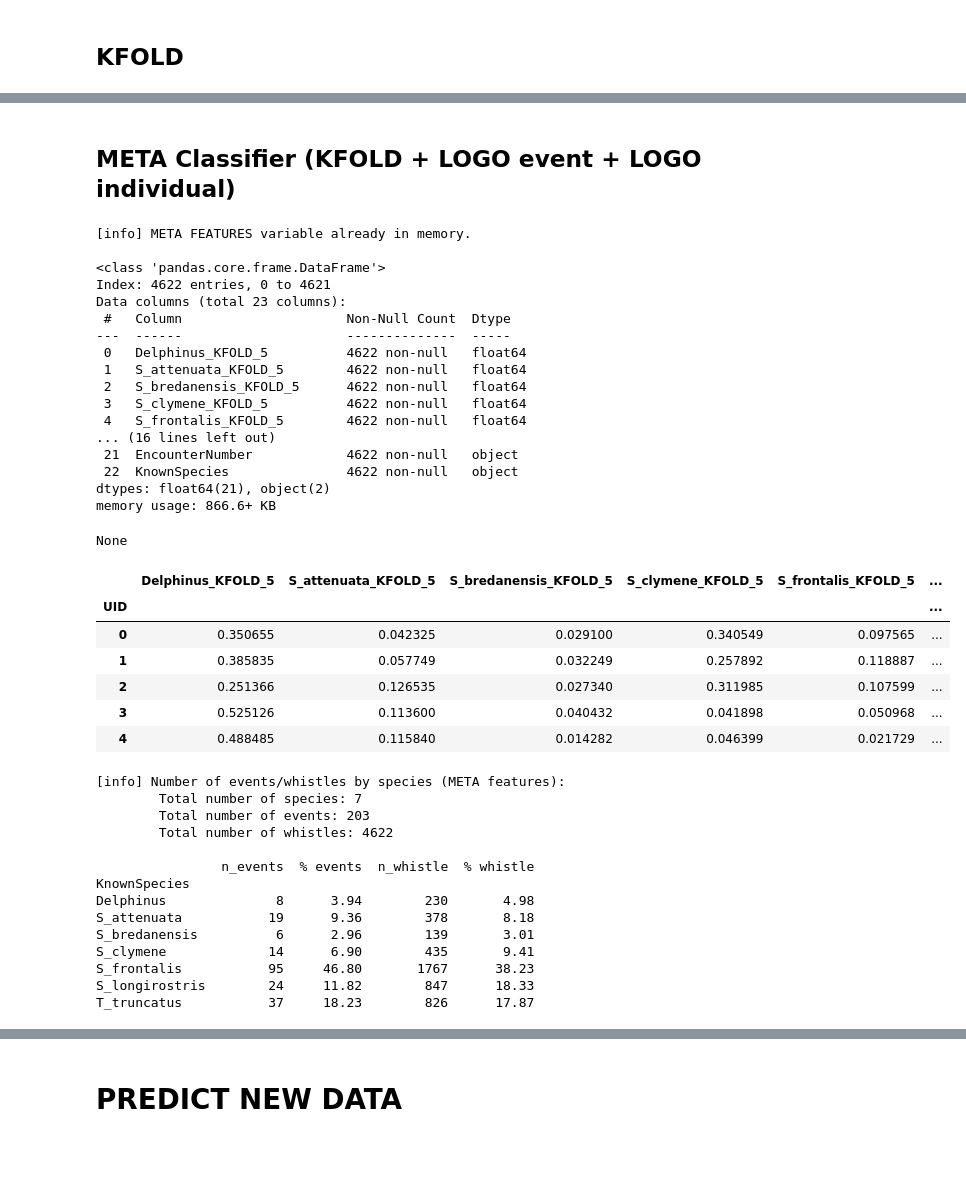
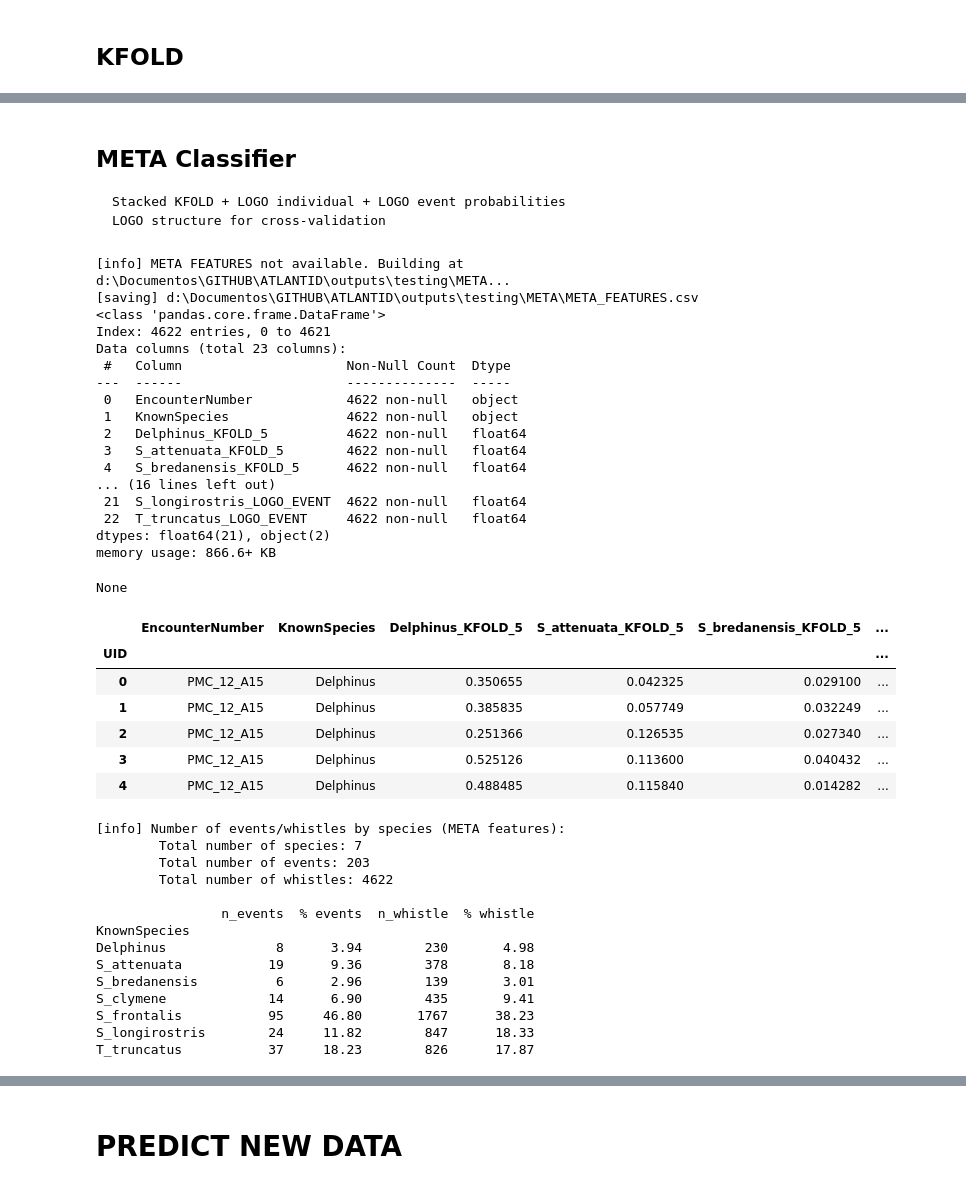
Before and after one commit to rafaelgmenezes/ATLANTID, a Jupyter notebook: ATLANTID_classifier.ipynb, the cells around one changed output, grey strips where cells are left out. Drawn from its saved outputs; the diff is of its cells as text; code cells hidden in the pictures; blank space fills up the shorter version.

Commit message:
fix predict + minor adjusments)

```diff
--- a/ATLANTID_classifier.ipynb
+++ b/ATLANTID_classifier.ipynb
@@ -37,6 +34,6 @@ The workflow generates reproducible and shareable artifacts:
 ## Main configurations
 exp_name     = 'testing'
 master_file  = 'Master_Whistle_7sp.csv'
-predict_only = True #True # Set to True to skip training and only do predictions on new data - if running the entire notebook
+predict_mode = False #True # Set to True to skip training and only do predictions on new data - if running the entire notebook
 factors = ("KnownSpecies", "EncounterNumber")
 TRUNCATUS_LABEL = "T_truncatus"  # For Decision Tree logic - needs to match the exact string name inside the report matrix
@@ -853,8 +1003,8 @@ print(f"\nEncounter whistles of {species_min}:")
 print(f"{MASTERSHEET.loc[MASTERSHEET[factors[0]] == species_min].groupby(factors[1], observed=True).size()}")
 
 # Define the predictors and target from training balanced dataset
-if 'UID' in MASTERSHEET.columns: X = MASTERSHEET.drop(['UID'], axis=1)
-else: X = MASTERSHEET.copy()
+if 'UID' in MASTERSHEET.columns: MASTERSHEET.set_index('UID', inplace=True)
+X = MASTERSHEET.copy()
 # X.info()
 Y = MASTERSHEET.loc[:, factors[0]]
 Y.shape
@@ -1081,15 +1333,22 @@ LOGO_PRESETS = {
                 "max_depth":     [    10,    10,     30,    10,     10], # maximum tree depth
                     }
 
-models_logo_ind_pklfile = os.path.join(LOGO_DIR, f"_{''.join(LOGO_PRESETS['preset_labels'])}_LOGO_INDIVIDUAL_RFCmodels.pkl")
-# models_logo_ev_pklfile  = os.path.join(LOGO_DIR, f"_{''.join(LOGO_PRESETS['preset_labels'])}_LOGO_EVENT_RFCmodels.pkl")
+models_logo_pklfile = os.path.join(LOGO_DIR, f"_{''.join(LOGO_PRESETS['preset_labels'])}_LOGO_RFCmodels.pkl")
 
-if predict_only: # prediction mode
-    print("\n[info] Predict only mode enabled - skipping FOLD training.\n\tLoading pre-trained models...")
-    presets_models_logo_ind = joblib.load(models_logo_ind_pklfile)
+if predict_mode: # prediction mode
+    print("\n[info] Predict only mode enabled - skipping FOLD training for validation.")
+    if os.path.exists(models_logo_pklfile):
+        print("\tLoading pre-trained presets models...")
+        presets_models_logo = joblib.load(models_logo_pklfile)
+    else:
+        print('\tNo pre-trained models file found.\n\tIterating over each preset:')
+        presets_models_logo = {} # to store the fit models for each preset (individual)
+        for i, preset in enumerate(LOGO_PRESETS['preset_labels']):
+            cfg, rfc_params = get_preset_configs(LOGO_PRESETS, LOGO_DIR, preset, grouping_type='LOGO', **configs_global)
+            presets_models_logo[preset] = RFC_train_balanced_data(dataset=X, factors=factors, preset=preset, cfg=cfg, rfc_params=rfc_params) # Store ONLY this single model in the dictionary
 
-else: # training mode
-    presets_models_logo_ind  = {} # to store the fit models for each preset (individual)
+else: # training/validation mode
+    presets_models_logo      = {} # to store the fit models for each preset (individual)
     presets_report_logo_ind  = [] # to store the classification report for each preset (individual)
     presets_report_logo_ev   = [] # to store the classification report for each preset (event-level)
     presets_probs_logo_ind   = [] # to store the probabilities for each preset (individual)
@@ -1097,13 +1356,17 @@ else: # training mode
 
     print('Iterating over each preset:')
     for i, preset in enumerate(LOGO_PRESETS['preset_labels']):
-        print(f"{sep}\n---------- Preset {preset} ----------")
+        print(f"{sep}\n---------- LOGO Preset {preset} ----------")
         cfg, rfc_params = get_preset_configs(LOGO_PRESETS, LOGO_DIR, preset, grouping_type='LOGO', **configs_global)
 
-        print("\nInitializing Random Forest Classifier model...")
+        # =====================================================================
+        # FINAL RFC : TRAIN 1 MODEL ON FULL BALANCED DATASET (For Predict New Data)
+        presets_models_logo[preset] = RFC_train_balanced_data(dataset=X, factors=factors, preset=preset,cfg=cfg, rfc_params=rfc_params) # Store ONLY this single model in the dictionary
+        # =====================================================================
+
+        print("\n - VALIDATION MODE:\n\tInitializing Random Forest Classifier model for validation...")
         RFC = RandomForestClassifier(**rfc_params)
         preset_results, fitted_models = testing_loop(mastersheet=X,RFC=RFC, factors=factors, sampler_seed=cfg["rs_bal"])
-        presets_models_logo_ind[preset] = fitted_models
 
         # --- Probabilities table and Classification report ---
         y_true, y_pred, class_labels, probs_individual = collect_true_pred_and_probs(preset_results, probs_suffix="_LOGO_IND")
@@ -1223,6 +1486,6 @@ else: # training mode
     averaged_probs_logo_ev = average_presets_probs(tables=presets_probs_logo_ev,
         presets_labels=LOGO_PRESETS['preset_labels'], out_dir=LOGO_DIR, method_tag="LOGO_EVENTS")
 
-    print(f'\n[saving] LOGO INDIVIDUAL RFC models at {models_logo_ind_pklfile}')
-    joblib.dump(presets_models_logo_ind, models_logo_ind_pklfile)
+    print(f'\n[saving] LOGO INDIVIDUAL RFC models at {models_logo_pklfile}')
+    joblib.dump(presets_models_logo, models_logo_pklfile)
 print(f"\n{sep}\nEnd of LOGO Classification.\n{sep}")
@@ -1229,5 +1602,7 @@ print(f"\n{sep}\nEnd of LOGO Classification.\n{sep}")
 # %% [markdown]
-## META Classifier (KFOLD + LOGO event + LOGO individual)
+## META Classifier
+    Stacked KFOLD + LOGO individual + LOGO event probabilities
+    LOGO structure for cross-validation
 # %%
 META_DIR = os.path.join(RUN_DIR, "META")
 os.makedirs(META_DIR, exist_ok=True)
@@ -1277,6 +1652,7 @@ else:
         )
 if 'UID' in meta_features.columns:
     meta_features.set_index('UID', inplace=True)
+
 # -------------------------------------------------------------------------
 # STEP 2: Explicitly Ensure LOGO Event Probs are Loaded (Required by Cell 2 Decision Tree)
 # -------------------------------------------------------------------------
@@ -1293,7 +1669,7 @@ if 'averaged_probs_logo_ev' not in locals():
 # -------------------------------------------------------------------------
 # STEP 3: Handle Predict-Only Prerequisite Data
 # -------------------------------------------------------------------------
-if predict_only and 'averaged_probs_meta_ev' not in locals():
+if predict_mode and 'averaged_probs_meta_ev' not in locals():
     meta_ev_files = [f for f in os.listdir(META_DIR) if f.endswith("_META_EVENTS_Averaged_Probs.csv")]
     if meta_ev_files:
         meta_ev_averaged_file = os.path.join(META_DIR, meta_ev_files[0])
@@ -1315,49 +1691,49 @@ n_events_total = int(n_events_sp.sum())
 n_whistles_total = int(len(meta_features))
 n_species = int(meta_features["KnownSpecies"].nunique())
 
 # --- proportions ---
 pct_events_sp = (n_events_sp / n_events_total * 100).round(2)
 pct_whistles_sp = (n_whistles_sp / n_whistles_total * 100).round(2)
 
 # --- summary table ---
 summary_sp = pd.DataFrame({
     "n_events": n_events_sp.astype(int),
     "% events": pct_events_sp,
     "n_whistle": n_whistles_sp.astype(int),
     "% whistle": pct_whistles_sp
 }).sort_index()
 
 print("\n[info] Number of events/whistles by species (META features):")
 print(f"\tTotal number of species: {n_species}")
 print(f"\tTotal number of events: {n_events_total}")
 print(f"\tTotal number of whistles: {n_whistles_total}\n")
 print(summary_sp)
 # %% [output]
-[info] META FEATURES variable already in memory.
-
+[info] META FEATURES not available. Building at d:\Documentos\GITHUB\ATLANTID\outputs\testing\META...
+[saving] d:\Documentos\GITHUB\ATLANTID\outputs\testing\META\META_FEATURES.csv
 <class 'pandas.core.frame.DataFrame'>
 Index: 4622 entries, 0 to 4621
 Data columns (total 23 columns):
  #   Column                     Non-Null Count  Dtype
 ---  ------                     --------------  -----
- 0   Delphinus_KFOLD_5          4622 non-null   float64
- 1   S_attenuata_KFOLD_5        4622 non-null   float64
- 2   S_bredanensis_KFOLD_5      4622 non-null   float64
- 3   S_clymene_KFOLD_5          4622 non-null   float64
- 4   S_frontalis_KFOLD_5        4622 non-null   float64
+ 0   EncounterNumber            4622 non-null   object
+ 1   KnownSpecies               4622 non-null   object
+ 2   Delphinus_KFOLD_5          4622 non-null   float64
+ 3   S_attenuata_KFOLD_5        4622 non-null   float64
+ 4   S_bredanensis_KFOLD_5      4622 non-null   float64
 ... (16 lines left out)
- 21  EncounterNumber            4622 non-null   object
- 22  KnownSpecies               4622 non-null   object
+ 21  S_longirostris_LOGO_EVENT  4622 non-null   float64
+ 22  T_truncatus_LOGO_EVENT     4622 non-null   float64
 dtypes: float64(21), object(2)
 memory usage: 866.6+ KB
 None
-|  | Delphinus_KFOLD_5 | S_attenuata_KFOLD_5 | S_bredanensis_KFOLD_5 | S_clymene_KFOLD_5 | S_frontalis_KFOLD_5 | ... |
+|  | EncounterNumber | KnownSpecies | Delphinus_KFOLD_5 | S_attenuata_KFOLD_5 | S_bredanensis_KFOLD_5 | ... |
 | UID |  |  |  |  |  | ... |
-| 0 | 0.350655 | 0.042325 | 0.029100 | 0.340549 | 0.097565 | ... |
-| 1 | 0.385835 | 0.057749 | 0.032249 | 0.257892 | 0.118887 | ... |
-| 2 | 0.251366 | 0.126535 | 0.027340 | 0.311985 | 0.107599 | ... |
-| 3 | 0.525126 | 0.113600 | 0.040432 | 0.041898 | 0.050968 | ... |
-| 4 | 0.488485 | 0.115840 | 0.014282 | 0.046399 | 0.021729 | ... |
+| 0 | PMC_12_A15 | Delphinus | 0.350655 | 0.042325 | 0.029100 | ... |
+| 1 | PMC_12_A15 | Delphinus | 0.385835 | 0.057749 | 0.032249 | ... |
+| 2 | PMC_12_A15 | Delphinus | 0.251366 | 0.126535 | 0.027340 | ... |
+| 3 | PMC_12_A15 | Delphinus | 0.525126 | 0.113600 | 0.040432 | ... |
+| 4 | PMC_12_A15 | Delphinus | 0.488485 | 0.115840 | 0.014282 | ... |
 [info] Number of events/whistles by species (META features):
         Total number of species: 7
         Total number of events: 203
```
Also changed, not shown: parts of 11 cells of this notebook.
